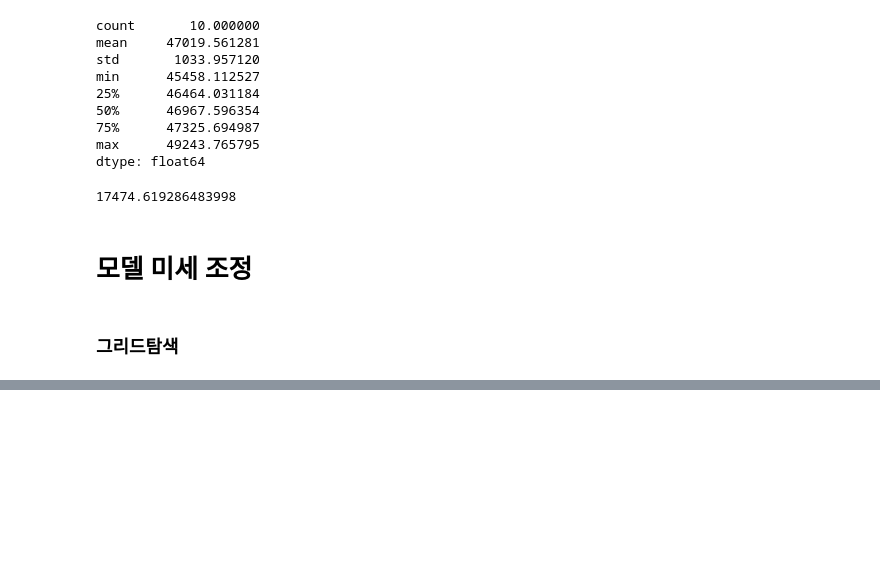
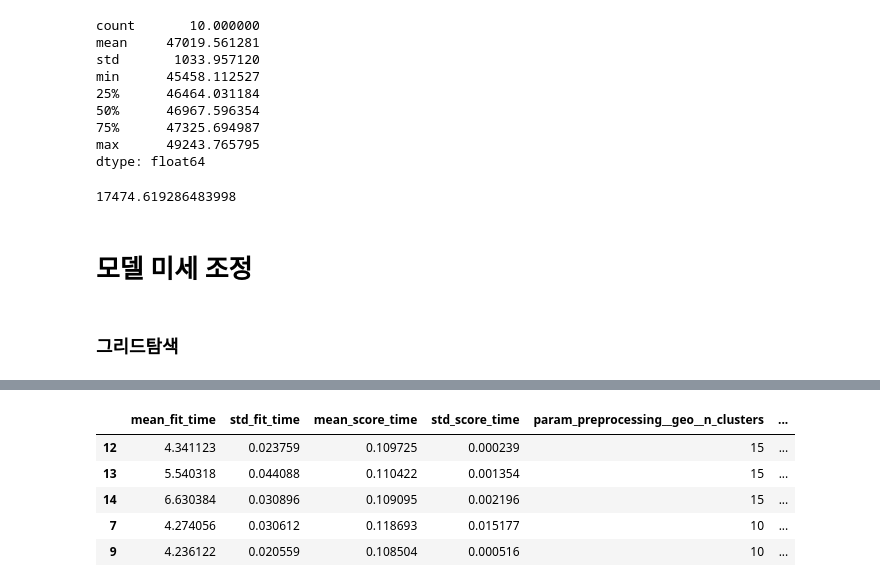
Before and after one commit to blueconecell/HandsOnML, a Jupyter notebook: 2장_머신러닝프로젝트처음부터끝까지.ipynb, the cells around one changed output, grey strips where cells are left out. Cells and saved outputs as stored; diff of their text form; code cells hidden in the pictures; blank space fills up the shorter version.

```diff
--- a/2장_머신러닝프로젝트처음부터끝까지.ipynb
+++ b/2장_머신러닝프로젝트처음부터끝까지.ipynb
@@ -920,0 +990,11 @@ GridSearchCV(cv=3,
+# %%
+# RMSE("mean_test_score")를 기준으로 내림차순으로 정렬한다.
+cv_res.sort_values(by="mean_test_score", ascending=False, inplace=True)
+cv_res.head()
+# %% [output]
+|  | mean_fit_time | std_fit_time | mean_score_time | std_score_time | param_preprocessing__geo__n_clusters | ... |
+| 12 | 4.341123 | 0.023759 | 0.109725 | 0.000239 | 15 | ... |
+| 13 | 5.540318 | 0.044088 | 0.110422 | 0.001354 | 15 | ... |
+| 14 | 6.630384 | 0.030896 | 0.109095 | 0.002196 | 15 | ... |
+| 7 | 4.274056 | 0.030612 | 0.118693 | 0.015177 | 10 | ... |
+| 9 | 4.236122 | 0.020559 | 0.108504 | 0.000516 | 10 | ... |
```
Also changed, not shown: parts of 15 cells of this notebook.
